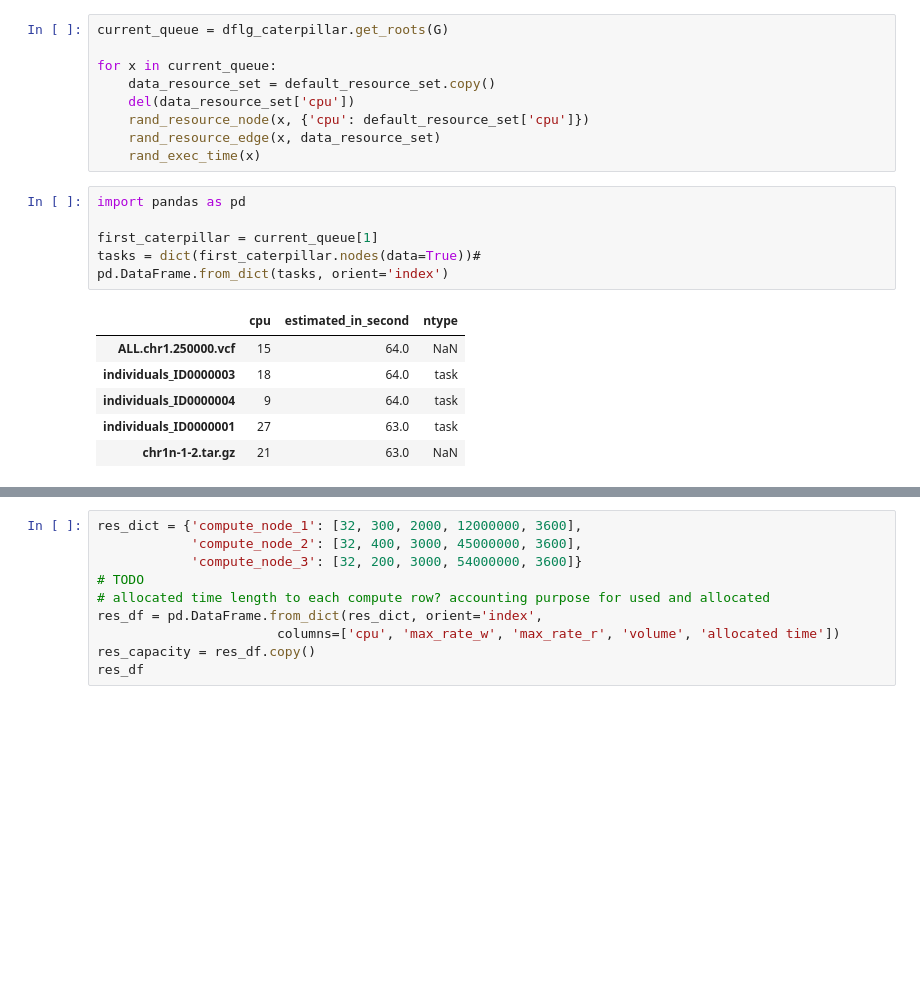
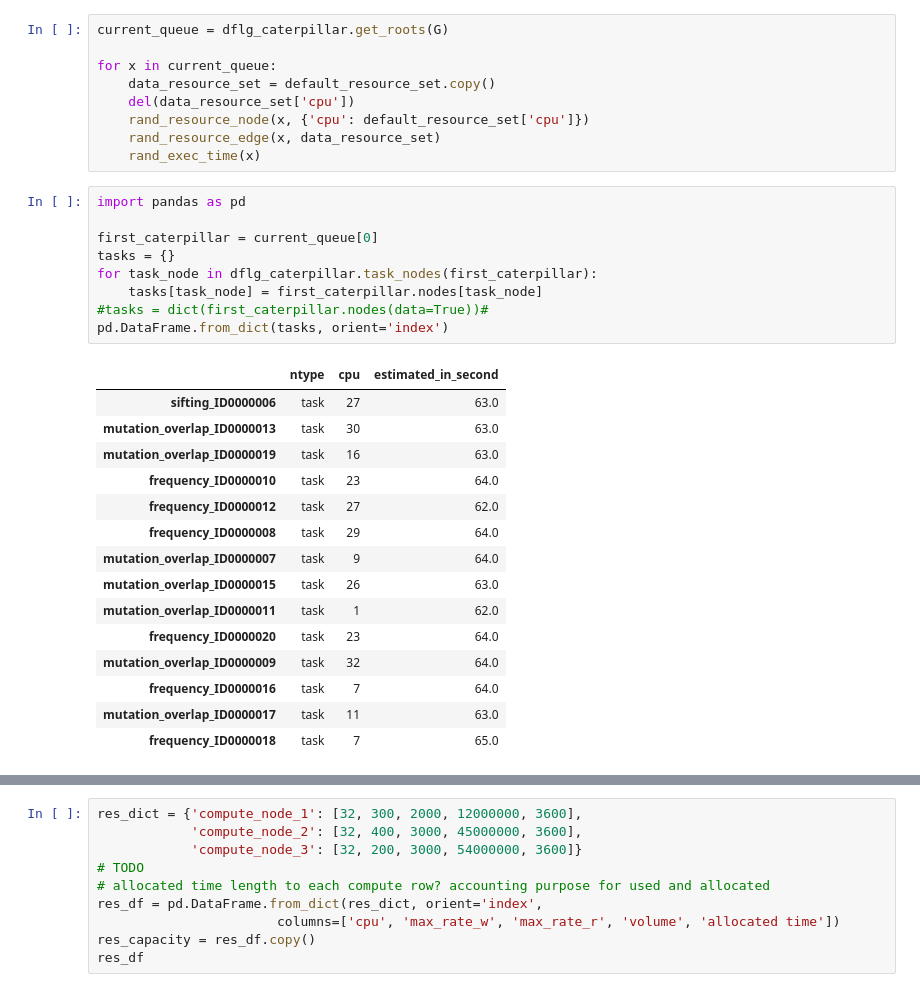
Before and after one commit to pnnl/datalife, a Jupyter notebook: scripts/caterpillar-scheduling/dflg-caterpillar-1000genomes-fictitous.ipynb, the cells around one changed output, grey strips where cells are left out. Drawn from its saved outputs; the diff is of its cells as text; blank space fills up the shorter version.

```diff
--- a/scripts/caterpillar-scheduling/dflg-caterpillar-1000genomes-fictitous.ipynb
+++ b/scripts/caterpillar-scheduling/dflg-caterpillar-1000genomes-fictitous.ipynb
@@ -234,16 +252,28 @@ for x in current_queue:
 # %%
 import pandas as pd
 
-first_caterpillar = current_queue[1]
-tasks = dict(first_caterpillar.nodes(data=True))#
+first_caterpillar = current_queue[0]
+tasks = {}
+for task_node in dflg_caterpillar.task_nodes(first_caterpillar):
+    tasks[task_node] = first_caterpillar.nodes[task_node]
+#tasks = dict(first_caterpillar.nodes(data=True))#
 pd.DataFrame.from_dict(tasks, orient='index')
 # %% [output]
-|  | cpu | estimated_in_second | ntype |
-| ALL.chr1.250000.vcf | 15 | 64.0 | NaN |
-| individuals_ID0000003 | 18 | 64.0 | task |
-| individuals_ID0000004 | 9 | 64.0 | task |
-| individuals_ID0000001 | 27 | 63.0 | task |
-| chr1n-1-2.tar.gz | 21 | 63.0 | NaN |
+|  | ntype | cpu | estimated_in_second |
+| sifting_ID0000006 | task | 27 | 63.0 |
+| mutation_overlap_ID0000013 | task | 30 | 63.0 |
+| mutation_overlap_ID0000019 | task | 16 | 63.0 |
+| frequency_ID0000010 | task | 23 | 64.0 |
+| frequency_ID0000012 | task | 27 | 62.0 |
+| frequency_ID0000008 | task | 29 | 64.0 |
+| mutation_overlap_ID0000007 | task | 9 | 64.0 |
+| mutation_overlap_ID0000015 | task | 26 | 63.0 |
+| mutation_overlap_ID0000011 | task | 1 | 62.0 |
+| frequency_ID0000020 | task | 23 | 64.0 |
+| mutation_overlap_ID0000009 | task | 32 | 64.0 |
+| frequency_ID0000016 | task | 7 | 64.0 |
+| mutation_overlap_ID0000017 | task | 11 | 63.0 |
+| frequency_ID0000018 | task | 7 | 65.0 |
 # %%
 data = {}
 for u, v, attr in first_caterpillar.edges(data=True):
```
Also changed, not shown: parts of 8 cells of this notebook.
